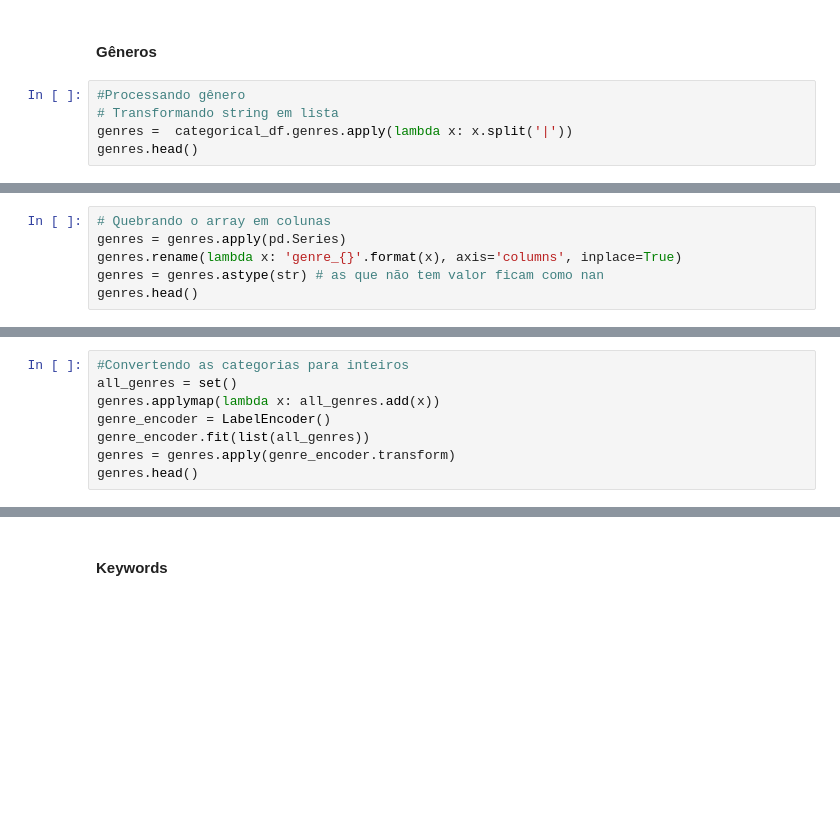
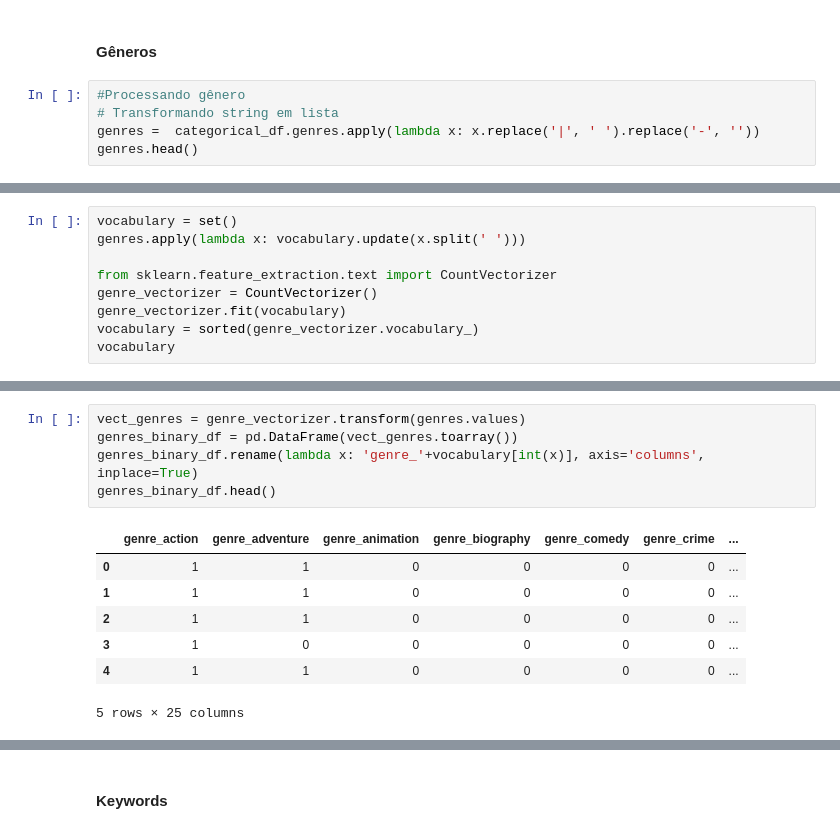
Before and after one commit to dcandrade/movie-data-mining, a Jupyter notebook: preprocessing/Preprocessing.ipynb, the cells around one changed output, grey strips where cells are left out. Cells and saved outputs as stored; diff of their text form; blank space fills up the shorter version.

Commit message:
Fixed processing genres

```diff
--- a/preprocessing/Preprocessing.ipynb
+++ b/preprocessing/Preprocessing.ipynb
@@ -326,6 +354,6 @@ from sklearn.preprocessing import LabelEncoder
 # %%
 #Processando gênero
 # Transformando string em lista
-genres =  categorical_df.genres.apply(lambda x: x.split('|'))
+genres =  categorical_df.genres.apply(lambda x: x.replace('|', ' ').replace('-', ''))
 genres.head()
 # %% [output]
@@ -337,7 +365 @@ genres.head()
 Name: genres, dtype: object
-# %%
-# Quebrando o array em colunas
-genres = genres.apply(pd.Series)
-genres.rename(lambda x: 'genre_{}'.format(x), axis='columns', inplace=True)
-genres = genres.astype(str) # as que não tem valor ficam como nan
-genres.head()
@@ -351,8 +365,0 @@ genres.head()
-# %%
-#Convertendo as categorias para inteiros
-all_genres = set()
-genres.applymap(lambda x: all_genres.add(x))
-genre_encoder = LabelEncoder()
-genre_encoder.fit(list(all_genres))
-genres = genres.apply(genre_encoder.transform)
-genres.head()
@@ -365,0 +366,9 @@ genres.head()
+# %%
+vocabulary = set()
+genres.apply(lambda x: vocabulary.update(x.split(' ')))
+
+from sklearn.feature_extraction.text import CountVectorizer
+genre_vectorizer = CountVectorizer()
+genre_vectorizer.fit(vocabulary)
+vocabulary = sorted(genre_vectorizer.vocabulary_)
+vocabulary
@@ -366,3 +393,16 @@ genres.head()
+# %%
+vect_genres = genre_vectorizer.transform(genres.values)
+genres_binary_df = pd.DataFrame(vect_genres.toarray())
+genres_binary_df.rename(lambda x: 'genre_'+vocabulary[int(x)], axis='columns', inplace=True)
+genres_binary_df.head()
+# %% [output]
+|  | genre_action | genre_adventure | genre_animation | genre_biography | genre_comedy | genre_crime | ... |
+| 0 | 1 | 1 | 0 | 0 | 0 | 0 | ... |
+| 1 | 1 | 1 | 0 | 0 | 0 | 0 | ... |
+| 2 | 1 | 1 | 0 | 0 | 0 | 0 | ... |
+| 3 | 1 | 0 | 0 | 0 | 0 | 0 | ... |
+| 4 | 1 | 1 | 0 | 0 | 0 | 0 | ... |
+5 rows × 25 columns
 # %%
 # Colocando de volta no Dataframe
 categorical_df.drop('genres', axis='columns', inplace=True)
```
Also changed, not shown: parts of 16 cells of this notebook.
